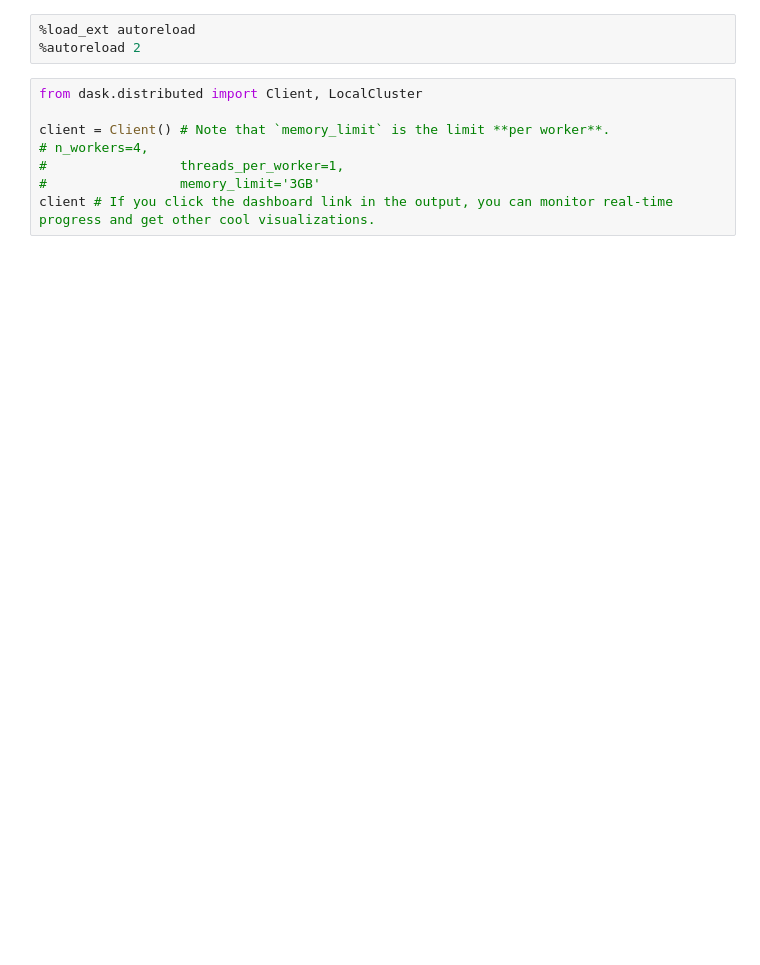
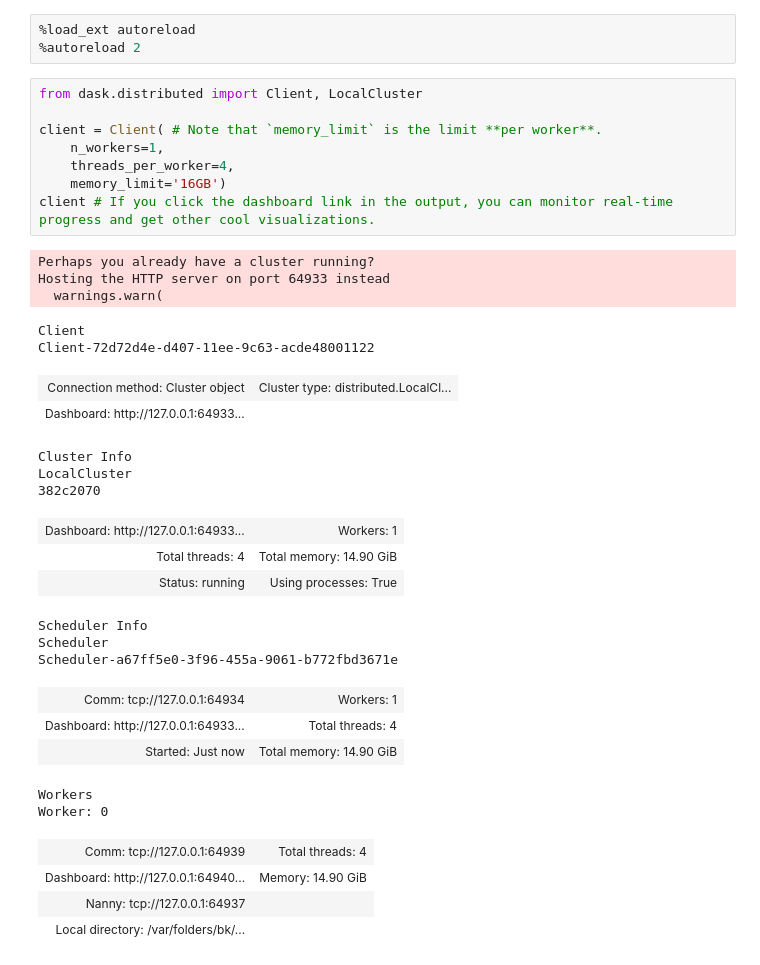
Before and after one commit to radioglaciology/uhd_radar, a Jupyter notebook: postprocessing/notebooks/Radar 1D Stacking.ipynb, the cells around one changed output. Cells and saved outputs as stored; diff of their text form; blank space fills up the shorter version.

```diff
--- a/postprocessing/notebooks/Radar 1D Stacking.ipynb
+++ b/postprocessing/notebooks/Radar 1D Stacking.ipynb
@@ -4,11 +4,37 @@
 # %%
 from dask.distributed import Client, LocalCluster
 
-client = Client() # Note that `memory_limit` is the limit **per worker**.
-# n_workers=4,
-#                 threads_per_worker=1,
-#                 memory_limit='3GB'
+client = Client( # Note that `memory_limit` is the limit **per worker**.
+    n_workers=1,
+    threads_per_worker=4,
+    memory_limit='16GB')
 client # If you click the dashboard link in the output, you can monitor real-time progress and get other cool visualizations.
+# %% [output]
+Perhaps you already have a cluster running?
+Hosting the HTTP server on port 64933 instead
+  warnings.warn(
+Client
+Client-72d72d4e-d407-11ee-9c63-acde48001122
+| Connection method: Cluster object | Cluster type: distributed.LocalCl... |
+| Dashboard: http://127.0.0.1:64933... |  |
+Cluster Info
+LocalCluster
+382c2070
+| Dashboard: http://127.0.0.1:64933... | Workers: 1 |
+| Total threads: 4 | Total memory: 14.90 GiB |
+| Status: running | Using processes: True |
+Scheduler Info
+Scheduler
+Scheduler-a67ff5e0-3f96-455a-9061-b772fbd3671e
+| Comm: tcp://127.0.0.1:64934 | Workers: 1 |
+| Dashboard: http://127.0.0.1:64933... | Total threads: 4 |
+| Started: Just now | Total memory: 14.90 GiB |
+Workers
+Worker: 0
+| Comm: tcp://127.0.0.1:64939 | Total threads: 4 |
+| Dashboard: http://127.0.0.1:64940... | Memory: 14.90 GiB |
+| Nanny: tcp://127.0.0.1:64937 |  |
+| Local directory: /var/folders/bk/... |  |
 # %%
 import os
 import copy
```
Also changed, not shown: parts of 14 cells of this notebook, 8 other files.
